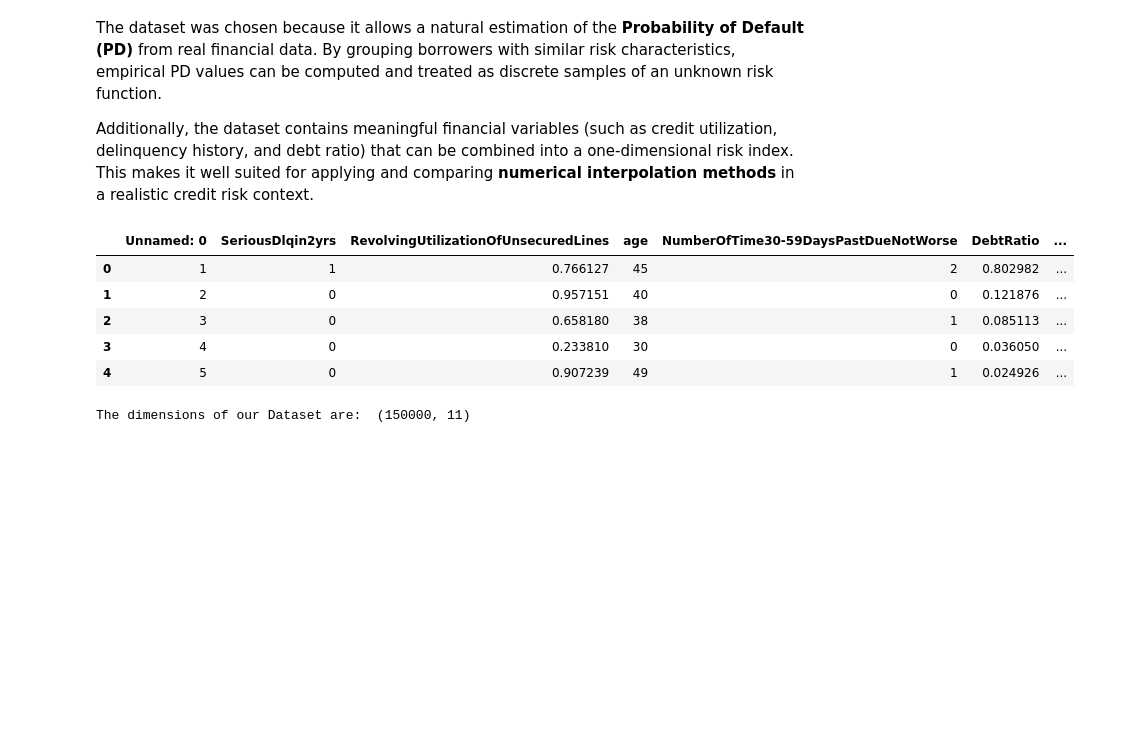
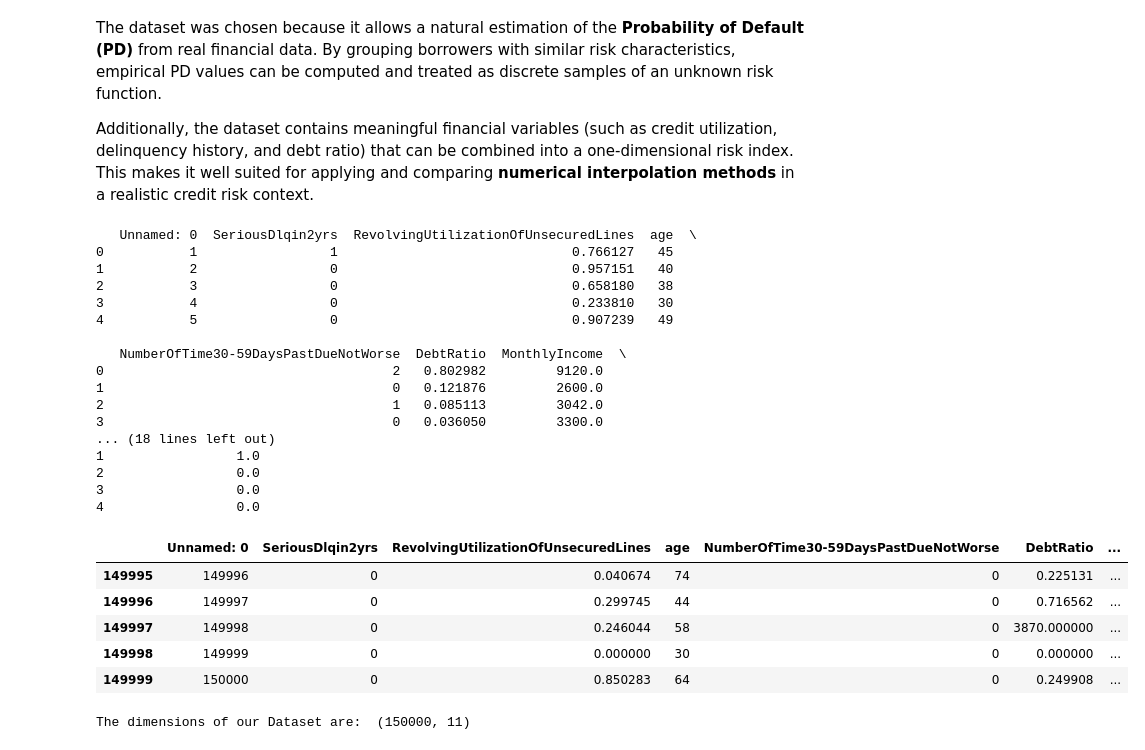
Before and after one commit to YoussefChati/Credit-Risk-Interpolation-GMSC, a Jupyter notebook: Documents/NumericalMethodsProject/notebooks/GMSC_PD_Interpolation.ipynb, the cells around one changed output. Cells and saved outputs as stored; diff of their text form; code cells hidden in the pictures; blank space fills up the shorter version.

```diff
--- a/Documents/NumericalMethodsProject/notebooks/GMSC_PD_Interpolation.ipynb
+++ b/Documents/NumericalMethodsProject/notebooks/GMSC_PD_Interpolation.ipynb
@@ -41,15 +41,33 @@ GMSC_RAW = DATA_DIR / "gmsc_raw.csv"
 # %%
 import pandas as pd
 
 df = pd.read_csv(GMSC_RAW)
 df.head()
+df.tail()
 # %% [output]
+   Unnamed: 0  SeriousDlqin2yrs  RevolvingUtilizationOfUnsecuredLines  age  \
+0           1                 1                              0.766127   45
+1           2                 0                              0.957151   40
+2           3                 0                              0.658180   38
+3           4                 0                              0.233810   30
+4           5                 0                              0.907239   49
+
+   NumberOfTime30-59DaysPastDueNotWorse  DebtRatio  MonthlyIncome  \
+0                                     2   0.802982         9120.0
+1                                     0   0.121876         2600.0
+2                                     1   0.085113         3042.0
+3                                     0   0.036050         3300.0
+... (18 lines left out)
+1                 1.0
+2                 0.0
+3                 0.0
+4                 0.0
 |  | Unnamed: 0 | SeriousDlqin2yrs | RevolvingUtilizationOfUnsecuredLines | age | NumberOfTime30-59DaysPastDueNotWorse | DebtRatio | ... |
-| 0 | 1 | 1 | 0.766127 | 45 | 2 | 0.802982 | ... |
-| 1 | 2 | 0 | 0.957151 | 40 | 0 | 0.121876 | ... |
-| 2 | 3 | 0 | 0.658180 | 38 | 1 | 0.085113 | ... |
-| 3 | 4 | 0 | 0.233810 | 30 | 0 | 0.036050 | ... |
-| 4 | 5 | 0 | 0.907239 | 49 | 1 | 0.024926 | ... |
+| 149995 | 149996 | 0 | 0.040674 | 74 | 0 | 0.225131 | ... |
+| 149996 | 149997 | 0 | 0.299745 | 44 | 0 | 0.716562 | ... |
+| 149997 | 149998 | 0 | 0.246044 | 58 | 0 | 3870.000000 | ... |
+| 149998 | 149999 | 0 | 0.000000 | 30 | 0 | 0.000000 | ... |
+| 149999 | 150000 | 0 | 0.850283 | 64 | 0 | 0.249908 | ... |
 # %%
 import pandas as pd
 
```
